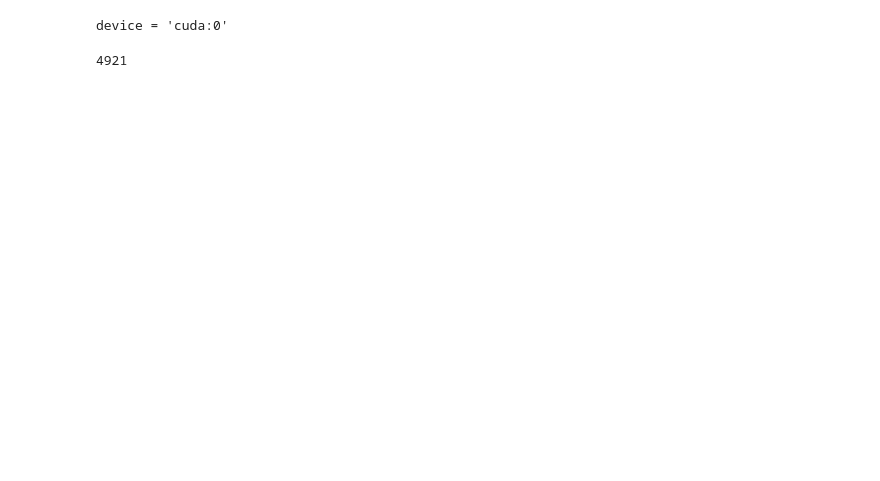
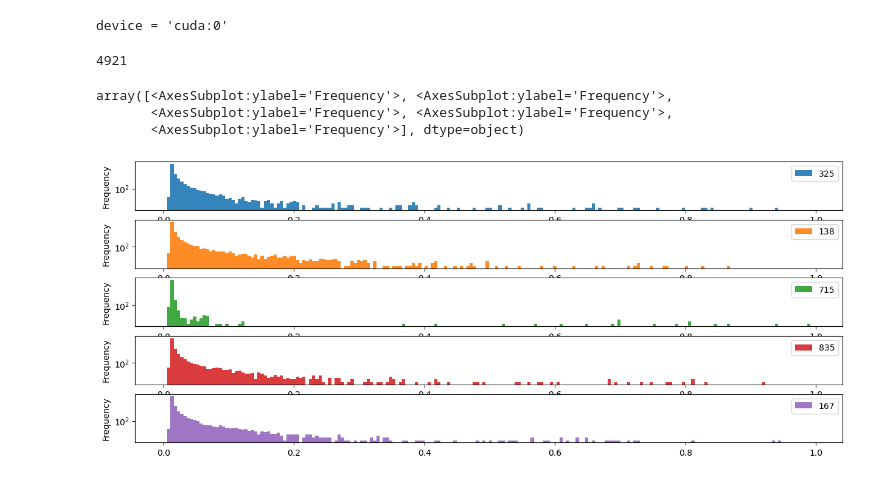
Before and after one commit to DeepenData/Graph_Neural_Networks_and_Phenylketonuria, a Jupyter notebook: src/step04b1_Masked_explainer.ipynb, the cells around one changed output. Saved outputs shown, nothing was run; the diff lists cells and outputs as text; code cells hidden in the pictures; blank space fills up the shorter version.

```diff
--- a/src/step04b1_Masked_explainer.ipynb
+++ b/src/step04b1_Masked_explainer.ipynb
@@ -42,3 +42,17 @@ for graph in loader_train.dataset:
     _, edge_weights =  explainer.explain_graph(graph.x.to(device, non_blocking=True), graph.edge_index.to(device, non_blocking=True))
     #all_graphs_weights = torch.cat((all_graphs_weights, edge_weights.reshape(edge_num,1).to(device)), dim=1)
     all_graphs_weights.append(edge_weights.reshape(edge_num,1))
+# %%
+import numpy as np
+all_graphs_weights_df = pd.DataFrame(
+torch.stack(all_graphs_weights,1).squeeze().cpu().numpy())
+
+
+
+all_graphs_weights_df.loc[:,np.random.randint(1, 1000, 5)].plot.hist(bins=200, alpha=0.9, figsize=(15,6), subplots=True, sharey=False,
+                      sharex=False, logy = True, ylabel = ['', '', ''], grid=False)
+# %% [output]
+array([<AxesSubplot:ylabel='Frequency'>, <AxesSubplot:ylabel='Frequency'>,
+       <AxesSubplot:ylabel='Frequency'>, <AxesSubplot:ylabel='Frequency'>,
+       <AxesSubplot:ylabel='Frequency'>], dtype=object)
+[figure, added]
```
Also changed, not shown: parts of 1 cell of this notebook, 5 other files.
